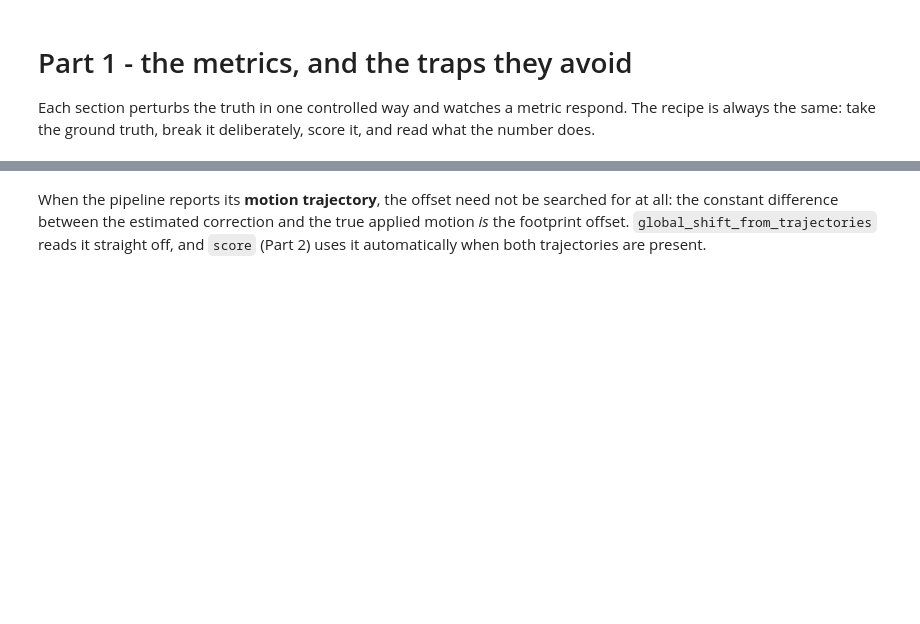
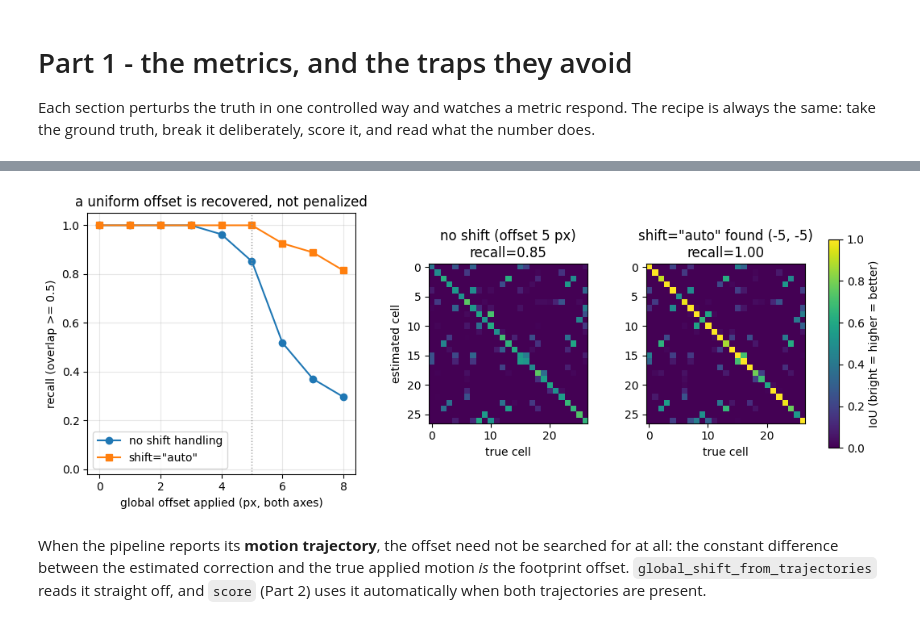
Before and after one commit to miniscope/minisim, a Jupyter notebook: minisim/notebooks/training/03_metrics/03_metrics.ipynb, the cells around one changed output, grey strips where cells are left out. Saved outputs shown, nothing was run; the diff lists cells and outputs as text; code cells hidden in the pictures; blank space fills up the shorter version.

```diff
--- a/minisim/notebooks/training/03_metrics/03_metrics.ipynb
+++ b/minisim/notebooks/training/03_metrics/03_metrics.ipynb
@@ -171,26 +412,48 @@ holds it flat.
 # %%
 def show_global_shift():
-    # try: widen the offset range, or set metric="cosine".
+    # try: change the match threshold, the representative offset k0, the offset range,
+    # or set the matching metric below.
+    match_threshold = 0.5
+    k0 = 5                                            # offset shown in the two matrices
     A = np.asarray(det.A_observed)
     offsets = range(0, 9)
-    raw, auto, found = [], [], []
+    raw, auto = [], []
     for k in offsets:
         A_off = shift_footprints(A, k, k)            # every footprint moved by (k, k) px
-        raw.append(hungarian_match(A_off, A).recall())
-        m = hungarian_match(A_off, A, shift="auto")
-        auto.append(m.recall())
-        found.append(m.shift)
-    fig, ax = plt.subplots(figsize=(6, 3.8))
-    ax.plot(list(offsets), raw, marker="o", label="no shift handling")
-    ax.plot(list(offsets), auto, marker="s", label='shift="auto"')
-    ax.set(xlabel="global offset applied (px, both axes)", ylabel="recall",
-           title="a uniform offset is recovered, not penalized", ylim=(-0.02, 1.05))
-    ax.legend(); ax.grid(alpha=0.3)
+        raw.append(hungarian_match(A_off, A).recall(match_threshold))
+        auto.append(hungarian_match(A_off, A, shift="auto").recall(match_threshold))
+
+    # The same overlap matrix as 1.1, at one representative offset, scored without and
+    # with shift handling - to see what the global offset does to the match itself.
+    A_off = shift_footprints(A, k0, k0)
+    m_raw = hungarian_match(A_off, A)
+    m_auto = hungarian_match(A_off, A, shift="auto")
+
+    fig = plt.figure(figsize=(13, 4.2))
+    gs = fig.add_gridspec(1, 3, width_ratios=[1.35, 1, 1], wspace=0.33)
+    axc = fig.add_subplot(gs[0, 0])
+    axc.plot(list(offsets), raw, marker="o", label="no shift handling")
+    axc.plot(list(offsets), auto, marker="s", label='shift="auto"')
+    axc.axvline(k0, color="0.6", ls=":", lw=1)
+    axc.set(xlabel="global offset applied (px, both axes)", ylabel=f"recall (overlap >= {match_threshold})",
+            title="a uniform offset is recovered, not penalized", ylim=(-0.02, 1.05))
+    axc.legend(); axc.grid(alpha=0.3)
+    for col, (m, ttl) in enumerate([
+        (m_raw, f"no shift (offset {k0} px)\nrecall={m_raw.recall(match_threshold):.2f}"),
+        (m_auto, f'shift="auto" found {m_auto.shift}\nrecall={m_auto.recall(match_threshold):.2f}'),
+    ]):
+        ax = fig.add_subplot(gs[0, 1 + col])
+        im = ax.imshow(m.similarity_matrix, vmin=0, vmax=1, cmap="viridis")
+        ax.set(xlabel="true cell", title=ttl)
+        if col == 0:
+            ax.set_ylabel("estimated cell")
+    fig.colorbar(im, ax=fig.axes[1:], label="IoU (bright = higher = better)", shrink=0.8)
     plt.show()
-    print("recovered shifts (dy, dx):", found[:6], "...")
 
 
 show_global_shift()
+# %% [output]
+[figure, added]
 # %% [markdown]
 When the pipeline reports its **motion trajectory**, the offset need not be searched
 for at all: the constant difference between the estimated correction and the true
```
Also changed, not shown: parts of 20 cells of this notebook.
